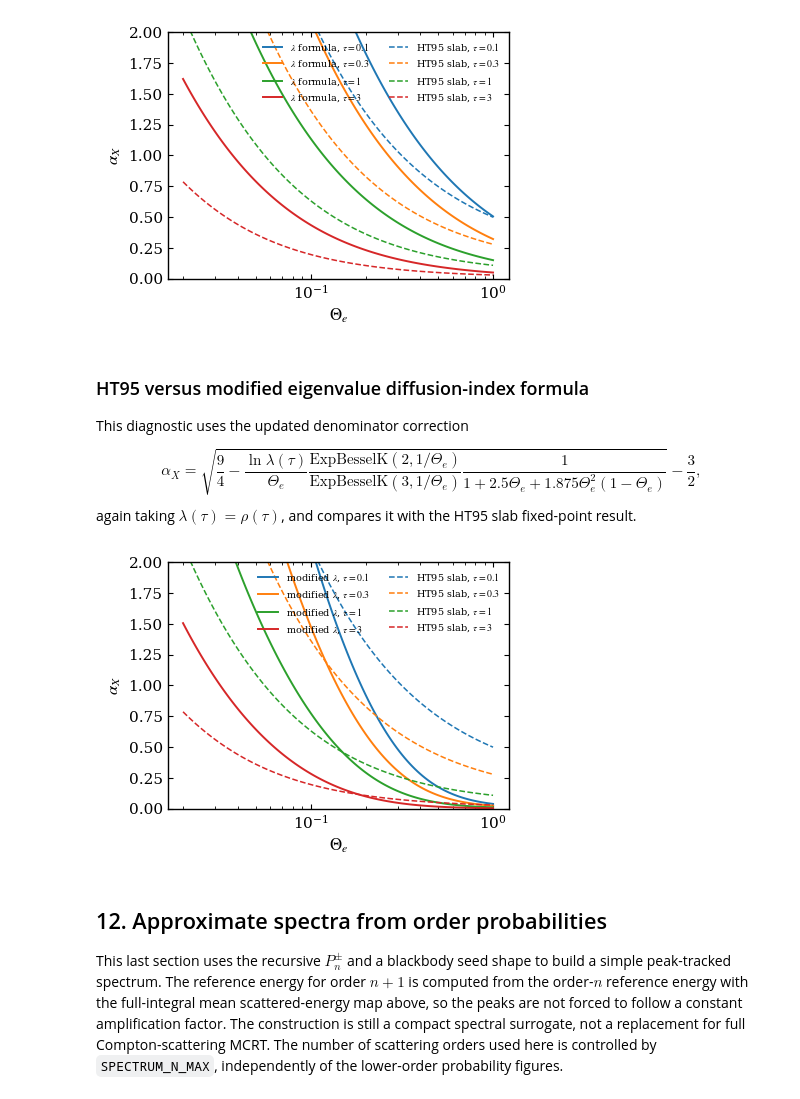
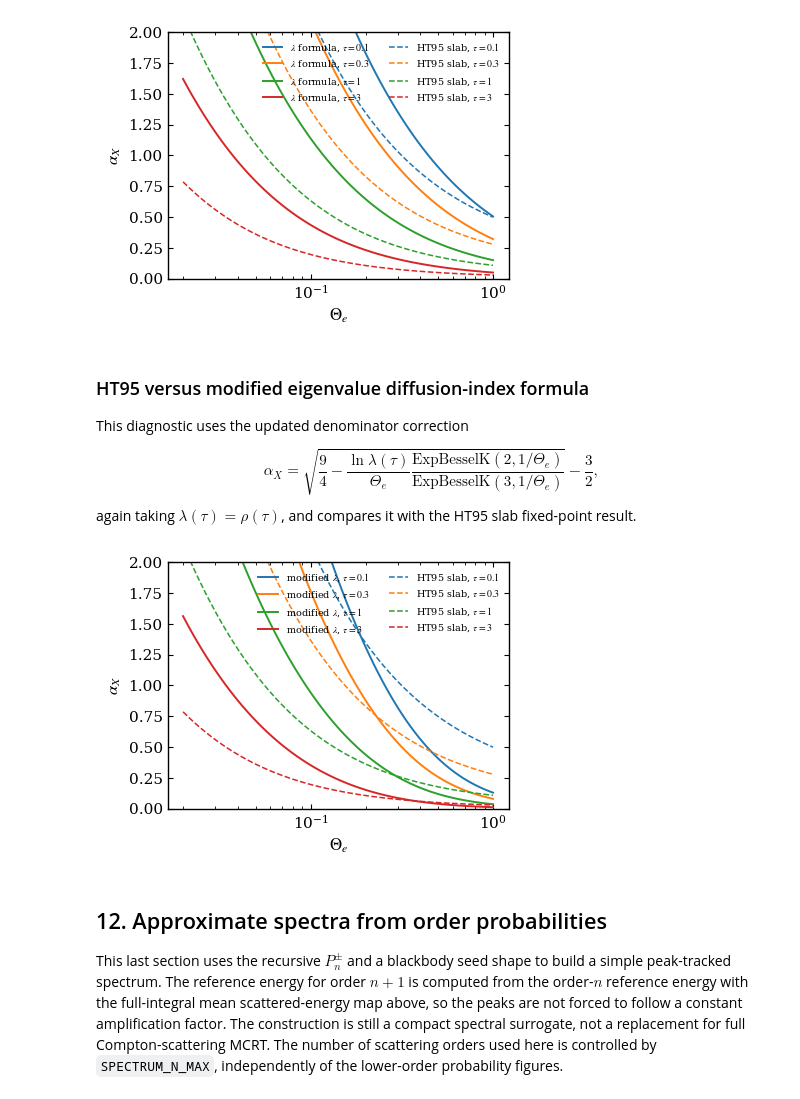
Before and after one commit to XU-Haichao/slab-multiscattering-recursion, a Jupyter notebook: theory_recursive_demo.ipynb, the cells around one changed output. Saved outputs shown, nothing was run; the diff lists cells and outputs as text; code cells hidden in the pictures.

```diff
--- a/theory_recursive_demo.ipynb
+++ b/theory_recursive_demo.ipynb
@@ -1199,8 +1199,7 @@ $$
 \alpha_X = \sqrt{\frac{9}{4}
 -\frac{\ln\lambda(\tau)}{\Theta_e}
 \frac{\mathrm{ExpBesselK}(2,1/\Theta_e)}
-{\mathrm{ExpBesselK}(3,1/\Theta_e)}
-\frac{1}{1+2.5\Theta_e+1.875\Theta_e^2(1-\Theta_e)}}
+{\mathrm{ExpBesselK}(3,1/\Theta_e)}}
 -\frac{3}{2},
 $$
 again taking $\lambda(\tau)=\rho(\tau)$, and compares it with the HT95 slab
@@ -1222,8 +1221,7 @@ def exp_bessel_k_ratio_2_3(theta_e):
 def alpha_from_lambda_modified_diffusion(theta_e, lambda_tau):
     theta = np.asarray(theta_e, dtype=float)
     lam = np.clip(float(lambda_tau), 1.0e-300, 1.0 - 1.0e-15)
-    f_theta = 1.0 + 2.5 * theta + 1.875 * theta**2 * (1.0 - theta)
-    correction = exp_bessel_k_ratio_2_3(theta) / f_theta
+    correction = exp_bessel_k_ratio_2_3(theta)
     return np.sqrt(2.25 - (np.log(lam) / theta) * correction) - 1.5
 
 
@@ -1233,34 +1231,34 @@ def plot_ht95_vs_modified_lambda_alpha():
     try:
         lambda_by_tau = alpha_spectral_radius_by_tau
     except NameError:
         lambda_by_tau = {tau: spectral_radius_for_alpha(tau) for tau in RATIO_TAUS}
 
     color_by_tau = {}
     for tau in RATIO_TAUS:
         alpha_lambda = alpha_from_lambda_modified_diffusion(theta_grid, lambda_by_tau[tau])
         line, = ax.plot(theta_grid, alpha_lambda, linewidth=1.4, label=rf"modified $\lambda$, $\tau={tau:g}$")
         color_by_tau[tau] = line.get_color()
     for tau in RATIO_TAUS:
         ax.plot(
             theta_grid,
             alpha_ht95_disk(theta_grid, tau),
             color=color_by_tau[tau],
             linestyle="--",
             linewidth=1.1,
             label=rf"HT95 slab, $\tau={tau:g}$",
         )
 
     ax.set_xscale("log")
     ax.set_ylim(0, 2)
     ax.set_xlabel(r"$\Theta_e$")
     ax.set_ylabel(r"$\alpha_X$")
     ax.legend(frameon=False, fontsize=7, ncol=2)
     ax.tick_params(direction="in", which="both", top=True, right=True)
     plt.show()
 
 plot_ht95_vs_modified_lambda_alpha()
 # %% [output]
-[figure, old version]
+[figure, new version]
 # %% [markdown]
 ## 12. Approximate spectra from order probabilities
 
```
